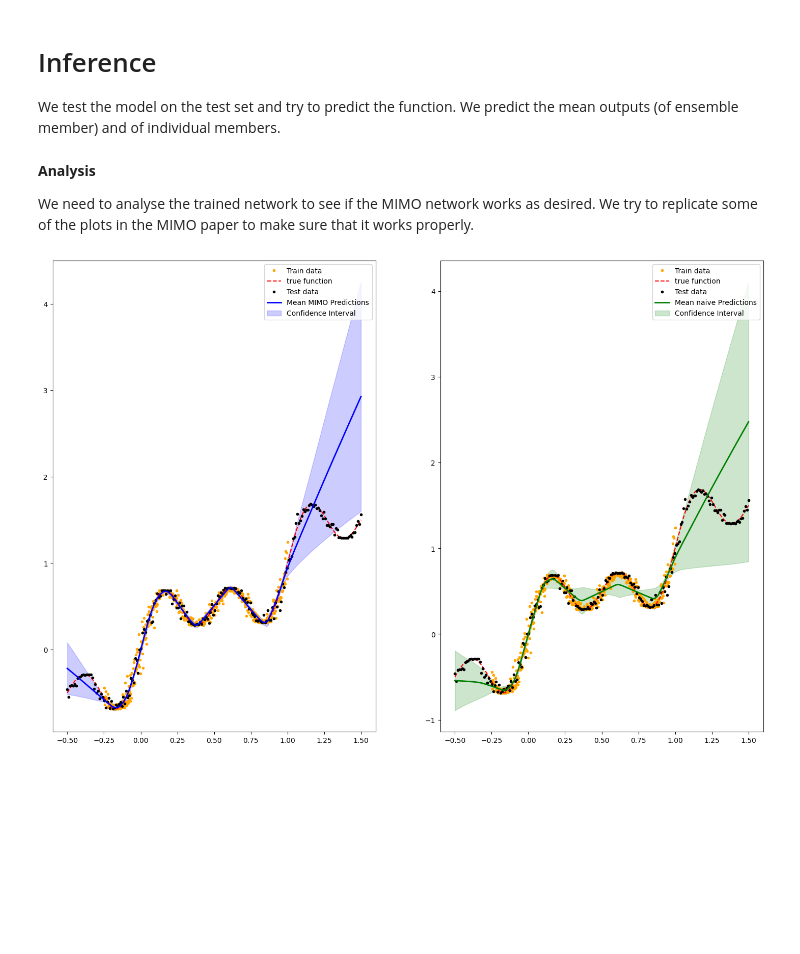
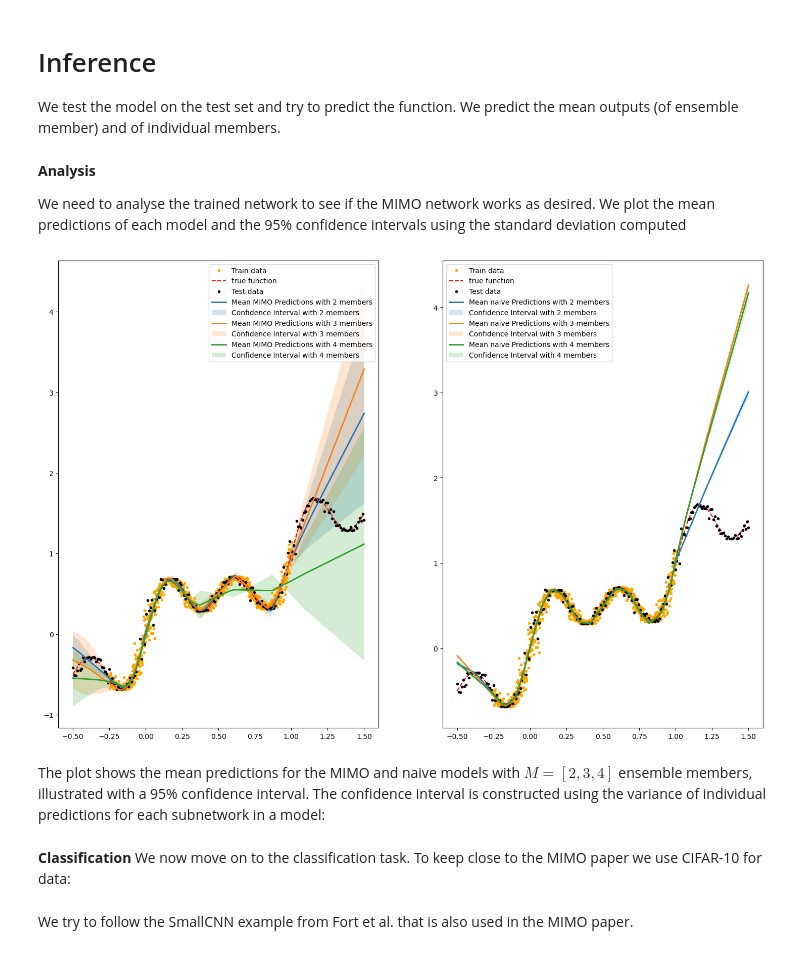
Before and after one commit to Malthe57/MastersThesis, a Jupyter notebook: notebooks/MIMOprototype.ipynb, the cells around one changed output. Drawn from its saved outputs; the diff is of its cells as text; code cells hidden in the pictures; blank space fills up the shorter version.

Commit message:
MIMO protoype - working on classificiation :)

```diff
--- a/notebooks/MIMOprototype.ipynb
+++ b/notebooks/MIMOprototype.ipynb
@@ -43,7 +51,7 @@ def generate_data(N, lower, upper, std, f=f):
     return x, y
 
 # Generate train data
-N_train = 3000
+N_train = 1000
 x, y = generate_data(N_train, lower=-0.25, upper=1, std=0.02)
 
 # Generate validation data
@@ -375,8 +364,0 @@ where $\hat{f}_M$ is a regressor with $M$ subnetworks and $\bar{f}_M = \frac{1}{
-# %%
-# train MIMO model
-M = 2
-# number of repititions
-K = 10
-is_naive = False
-
-K_losses, K_val_losses = train_K_repitions(M, epochs=5000, val_every_n_epochs=2, repititions=K, is_naive=is_naive)
@@ -388,8 +364,0 @@ plot_loss(K_losses[0], K_val_losses[0])
-# %%
-# train Naive model
-M = 2
-# number of repititions
-K = 10
-is_naive = True
-
-K_losses, K_val_losses = train_K_repitions(M, epochs=500, val_every_n_epochs=2, repititions=K, is_naive=is_naive)
@@ -452,33 +427,48 @@ mimo_predictions, mimo_variances = get_predictions(mimo_f_hats)
 # %% [markdown]
 **Analysis**
 
-We need to analyse the trained network to see if the MIMO network works as desired. We try to replicate some of the plots in the MIMO paper to make sure that it works properly.
+We need to analyse the trained network to see if the MIMO network works as desired. We plot the mean predictions of each model and the 95% confidence intervals using the standard deviation computed
 # %%
 # plot data
 fig, ax = plt.subplots(1,2, figsize=(18,12))
 
 ### plot mimo ###
 ax[0].plot(x, y, '.', label='Train data', color='orange')
 ax[0].plot(x_test, line, '--', label='true function', color='red')
 # plot test data
 ax[0].plot(x_test, y_test, '.', label='Test data', color='black')
 
 # plot predicitons with confidence intervals
-ax[0].plot(x_test, mimo_predictions, '-', label='Mean MIMO Predictions', color='blue', linewidth=2)
-ax[0].fill_between(x_test, mimo_predictions - 1.96*np.sqrt(mimo_variances), mimo_predictions + 1.96*np.sqrt(mimo_variances), color='blue', alpha=0.2, label='Confidence Interval')
+for i in range(len(Ms)):
+    ax[0].plot(x_test, mimo_pred_matrix[i], '-', label=f'Mean MIMO Predictions with {Ms[i]} members', linewidth=2)
+    ax[0].fill_between(x_test, mimo_pred_matrix[i] - 1.96*mimo_stds[i], mimo_pred_matrix[i] + 1.96*mimo_stds[i], alpha=0.2, label=f'Confidence Interval with {Ms[i]} members')
+
 ax[0].legend()
 
 ### naive ###
 ax[1].plot(x, y, '.', label='Train data', color='orange')
 ax[1].plot(x_test, line, '--', label='true function', color='red')
 # plot test data
 ax[1].plot(x_test, y_test, '.', label='Test data', color='black')
 
-# plot predicitons with confidence intervals
-ax[1].plot(x_test, naive_predicitons, '-', label='Mean naive Predictions', color='green', linewidth=2)
-ax[1].fill_between(x_test, naive_predicitons - 1.96*np.sqrt(naive_variances), naive_predicitons + 1.96*np.sqrt(naive_variances), color='green', alpha=0.2, label='Confidence Interval')
+# # plot predicitons with confidence intervals
+for i in range(len(Ms)):
+    ax[1].plot(x_test, naive_pred_matrix[i], '-', label=f'Mean naive Predictions with {Ms[i]} members', linewidth=2)
+    ax[1].fill_between(x_test, naive_pred_matrix[i] - 1.96*naive_stds[i], naive_pred_matrix[i] + 1.96*naive_stds[i], alpha=0.2, label=f'Confidence Interval with {Ms[i]} members')
 ax[1].legend()
 
+# ax[1].plot(x_test, naive_predictions, '-', label='Mean naive Predictions', color='green', linewidth=2)
+# ax[1].fill_between(x_test, naive_predictions - 1.96*naive_std, naive_predictions + 1.96*naive_std, color='green', alpha=0.2, label='Confidence Interval')
+# ax[1].legend()
+
 plt.show()
 # %% [output]
-[figure, old version]
+[figure, new version]
+# %% [markdown]
+The plot shows the mean predictions for the MIMO and naive models with $M=[2,3,4]$ ensemble members, illustrated with a 95% confidence interval.
+The confidence interval is constructed using the variance of individual predictions for each subnetwork in a model:
+# %% [markdown]
+**Classification**
+We now move on to the classification task. To keep close to the MIMO paper we use CIFAR-10 for data:
+# %% [markdown]
+We try to follow the SmallCNN example from Fort et al. that is also used in the MIMO paper.
```
Also changed, not shown: parts of 18 cells of this notebook, 8 other files.
